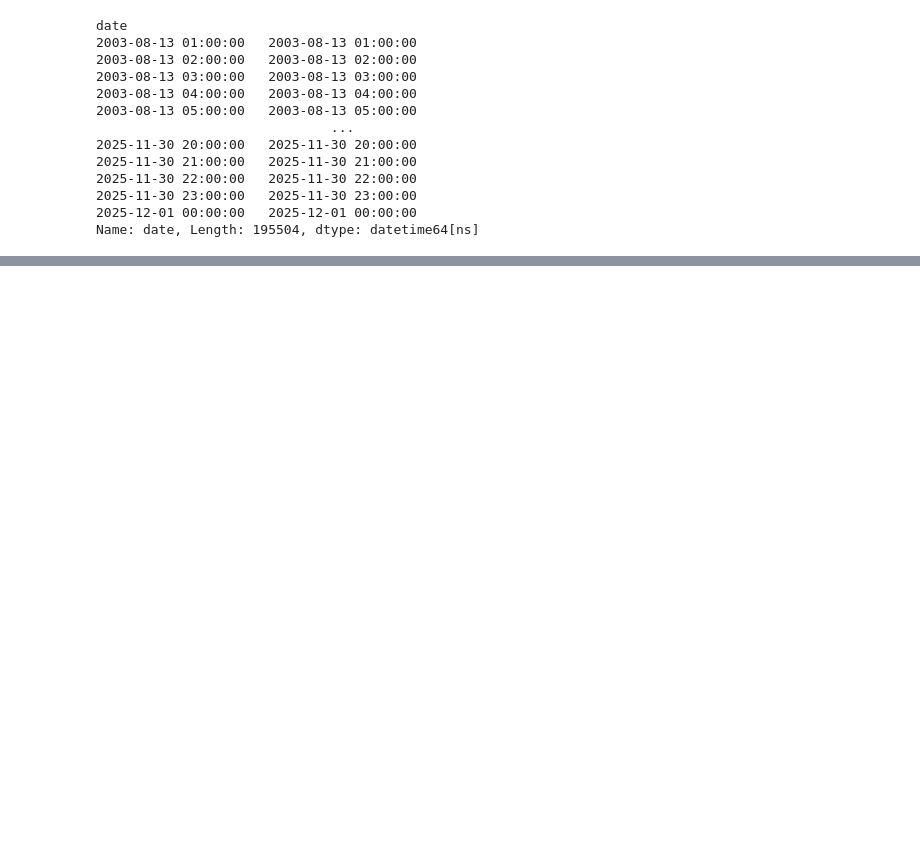
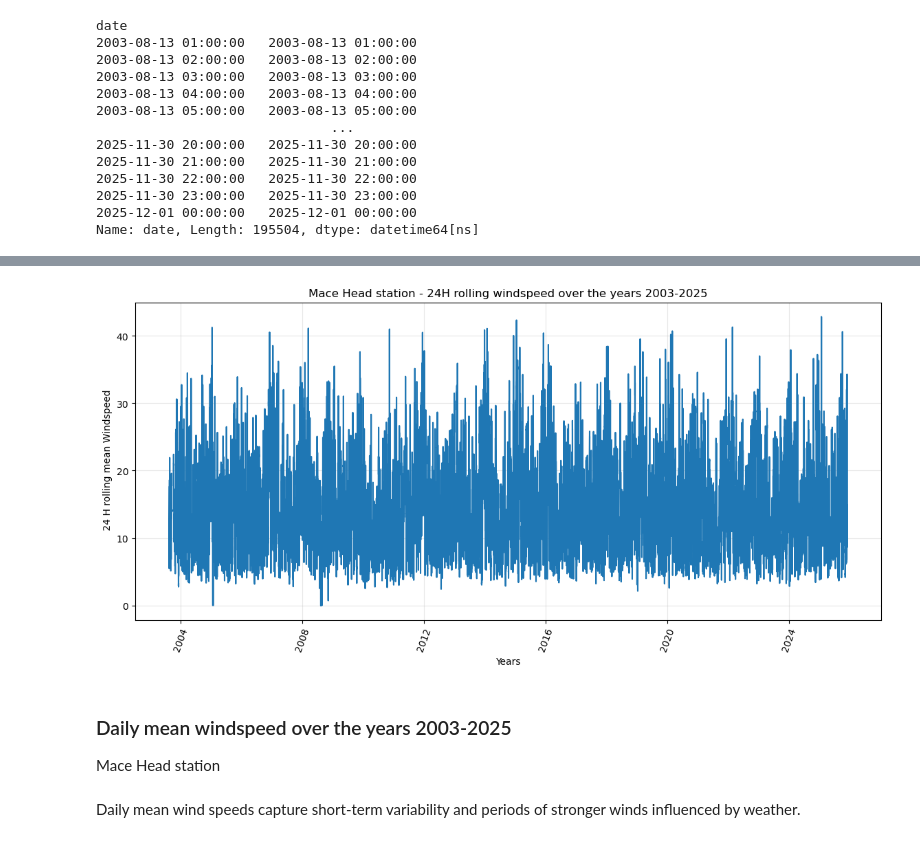
Before and after one commit to Maroua-El-Imame/programming-for-data-analytics, a Jupyter notebook: project/windspeed_analysis_project.ipynb, the cells around one changed output, grey strips where cells are left out. Cells and saved outputs as stored; diff of their text form; code cells hidden in the pictures; blank space fills up the shorter version.

```diff
--- a/project/windspeed_analysis_project.ipynb
+++ b/project/windspeed_analysis_project.ipynb
@@ -217,0 +238,21 @@ plt.show()
+# %%
+# add a new column that stores the 24H wind speed
+# this solution was generated by AI (chat GPT) in response to the prompt : " How to calculate a windspeed for rolling 24H using Pandas"
+macehead_df['rolling_24_windspeed'] = macehead_df['wdsp'].rolling(window=24).mean()
+# %%
+# plot
+plt.figure(figsize=(14,6))
+sns.lineplot(data=macehead_df, x='date', y='rolling_24_windspeed')
+plt.xlabel('Years')
+plt.xticks(rotation=70)
+plt.ylabel(' 24 H rolling mean Windspeed')
+plt.title('Mace Head station - 24H rolling windspeed over the years 2003-2025')
+plt.grid(True, alpha=0.3)
+plt.show()
+# %% [output]
+[figure, added]
+# %% [markdown]
+###  Daily mean windspeed over the years 2003-2025
+Mace Head station
+# %% [markdown]
+Daily mean wind speeds capture short-term variability and periods of stronger winds influenced by weather.
```
Also changed, not shown: parts of 27 cells of this notebook, 1 other file.
